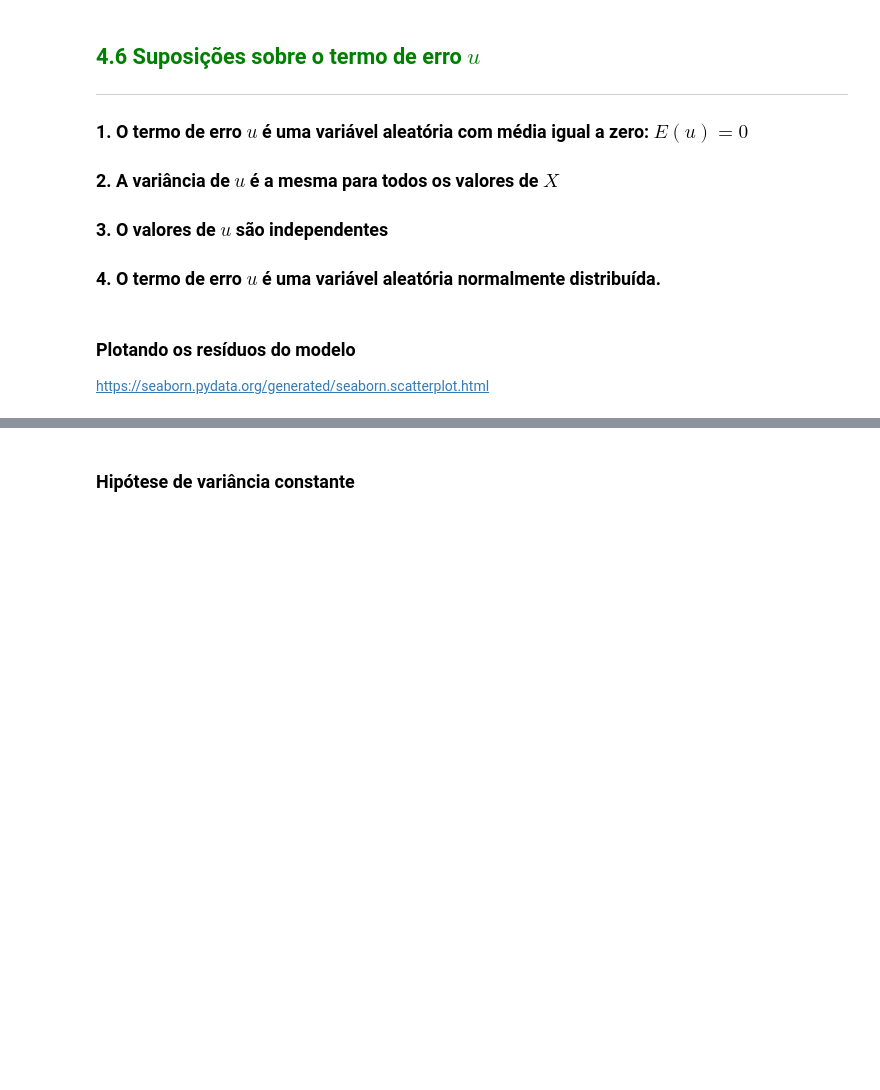
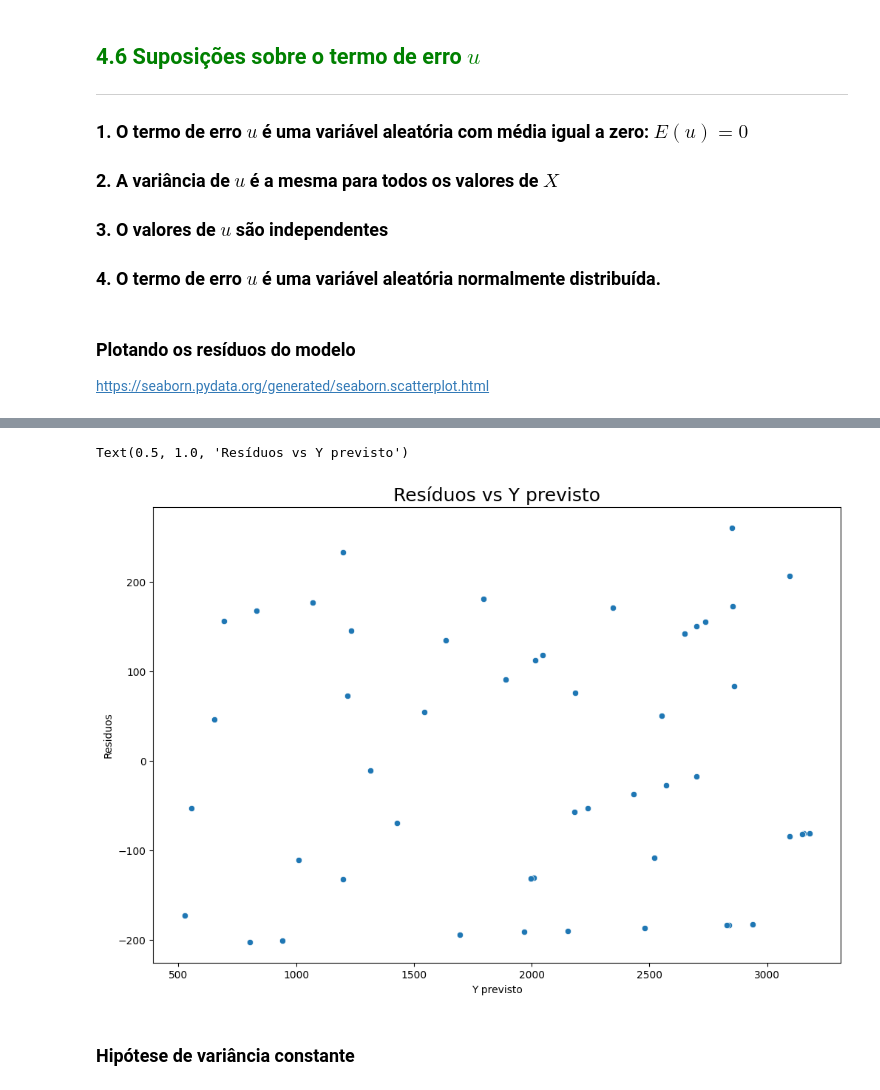
Before and after one commit to lemaldonadogm/Courses, a Jupyter notebook: Statistics/Parte 4 - Correlação e Regressão/Curso_de_Estatística_Parte_4.ipynb, the cells around one changed output, grey strips where cells are left out. Cells and saved outputs as stored; diff of their text form; code cells hidden in the pictures; blank space fills up the shorter version.

```diff
--- a/Statistics/Parte 4 - Correlação e Regressão/Curso_de_Estatística_Parte_4.ipynb
+++ b/Statistics/Parte 4 - Correlação e Regressão/Curso_de_Estatística_Parte_4.ipynb
@@ -1024,3 +1078,14 @@ https://seaborn.pydata.org/generated/seaborn.scatterplot.html
+# %%
+## Para regressões MÚLTIPLAS, faço o gráfico usando o Y previsto, pois se tivesse X,Z,W... que modificasse Y, teria que fazer um pra cada, e o efeito de um não incorporaria o outro
+
+## Como a regressão é simples, o gráfico de resíduos do Y previsto é idêntico ao de X
+
+ax = sns.scatterplot(x = dataset['Y previsto'], y = dataset['Residuos'])
+ax.figure.set_size_inches(12,8)
+ax.set_title('Resíduos vs Y previsto', fontsize = 18)
+# %% [output]
+Text(0.5, 1.0, 'Resíduos vs Y previsto')
+[figure, added]
 # %% [markdown]
 ### Hipótese de variância constante
 # %% [markdown]
```
Also changed, not shown: parts of 6 cells of this notebook, 1 other file.
